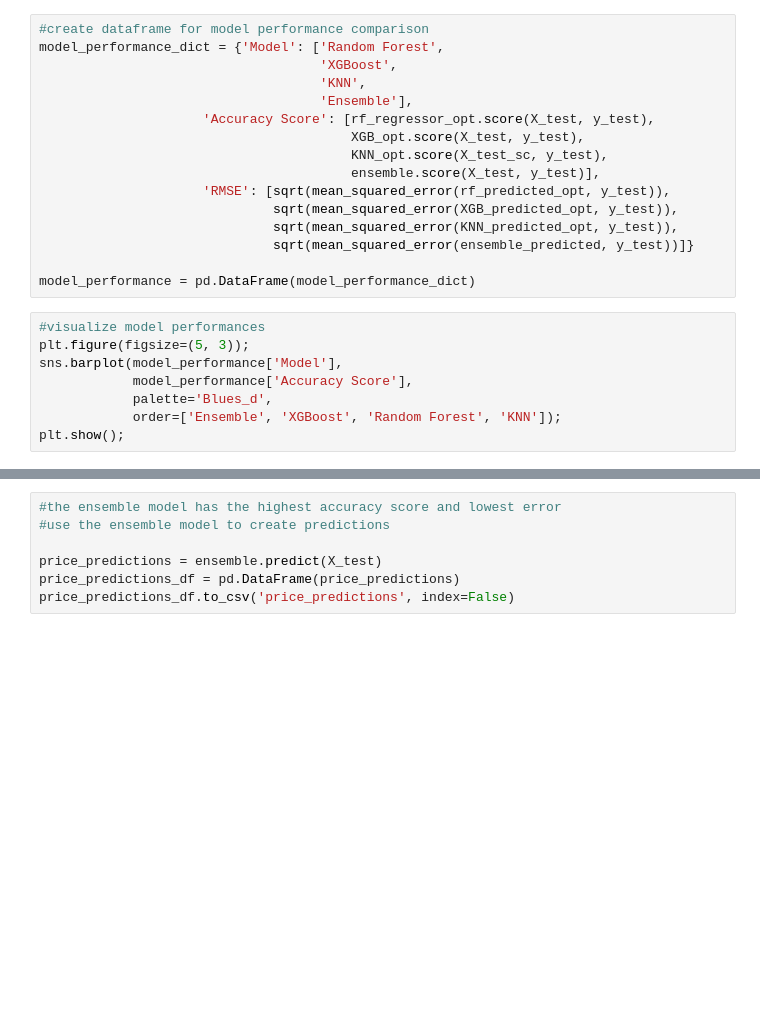
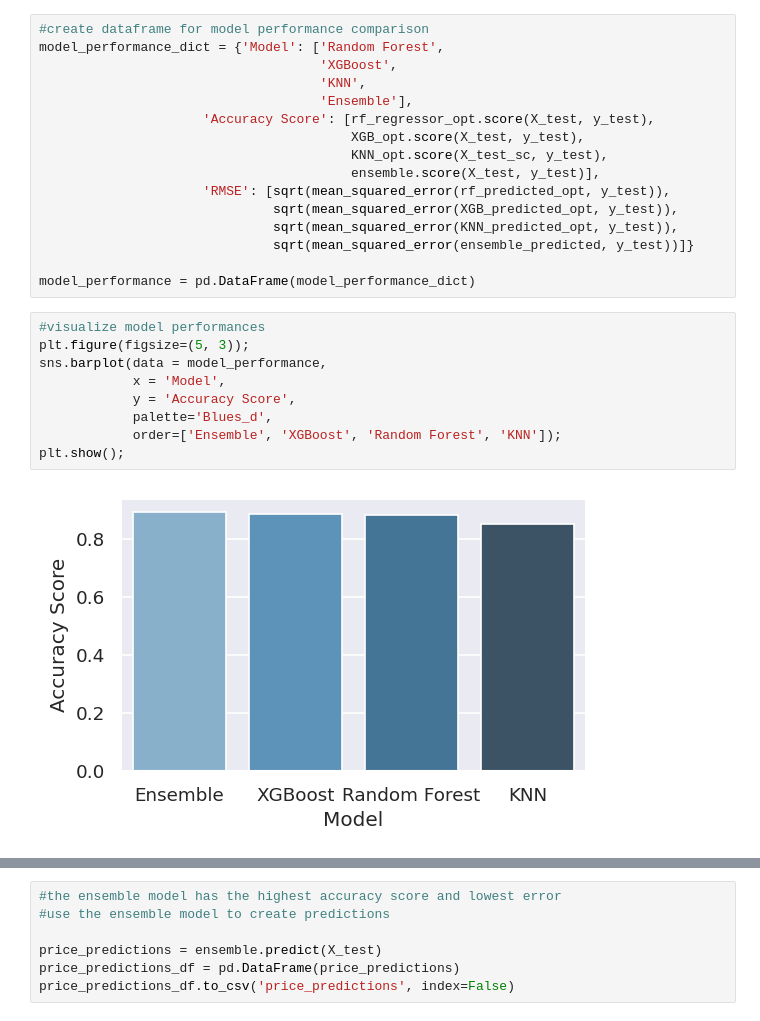
Before and after one commit to yanezdavid/Predicting-Home-Prices, a Jupyter notebook: Predicting_Home_Prices.ipynb, the cells around one changed output, grey strips where cells are left out. Cells and saved outputs as stored; diff of their text form; blank space fills up the shorter version.

```diff
--- a/Predicting_Home_Prices.ipynb
+++ b/Predicting_Home_Prices.ipynb
@@ -484,10 +627,13 @@ model_performance = pd.DataFrame(model_performance_dict)
 # %%
 #visualize model performances
 plt.figure(figsize=(5, 3));
-sns.barplot(model_performance['Model'],
-            model_performance['Accuracy Score'],
+sns.barplot(data = model_performance,
+            x = 'Model',
+            y = 'Accuracy Score',
             palette='Blues_d',
             order=['Ensemble', 'XGBoost', 'Random Forest', 'KNN']);
 plt.show();
+# %% [output]
+[figure, added]
 # %%
 plt.figure(figsize=(5, 3));
```
Also changed, not shown: parts of 18 cells of this notebook.
